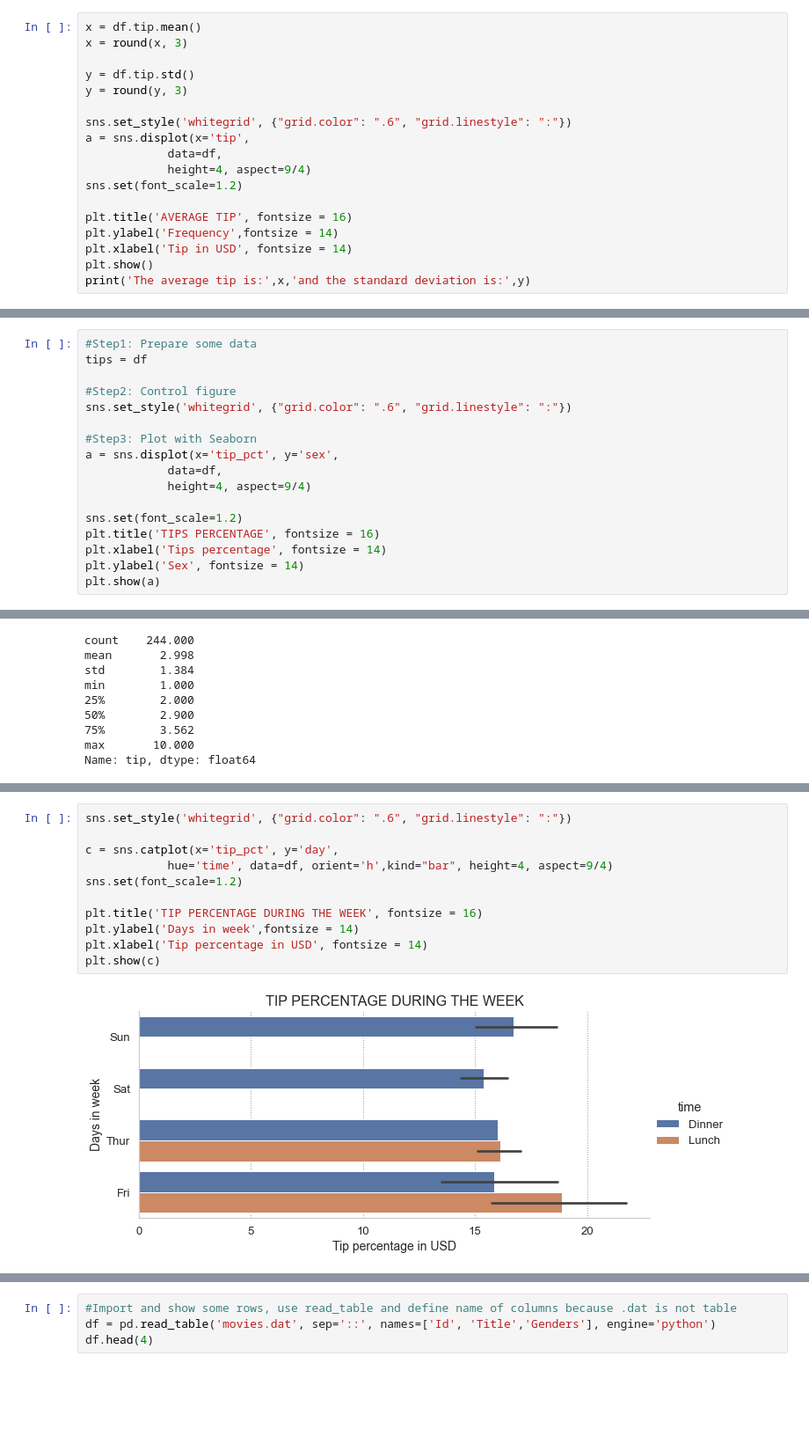
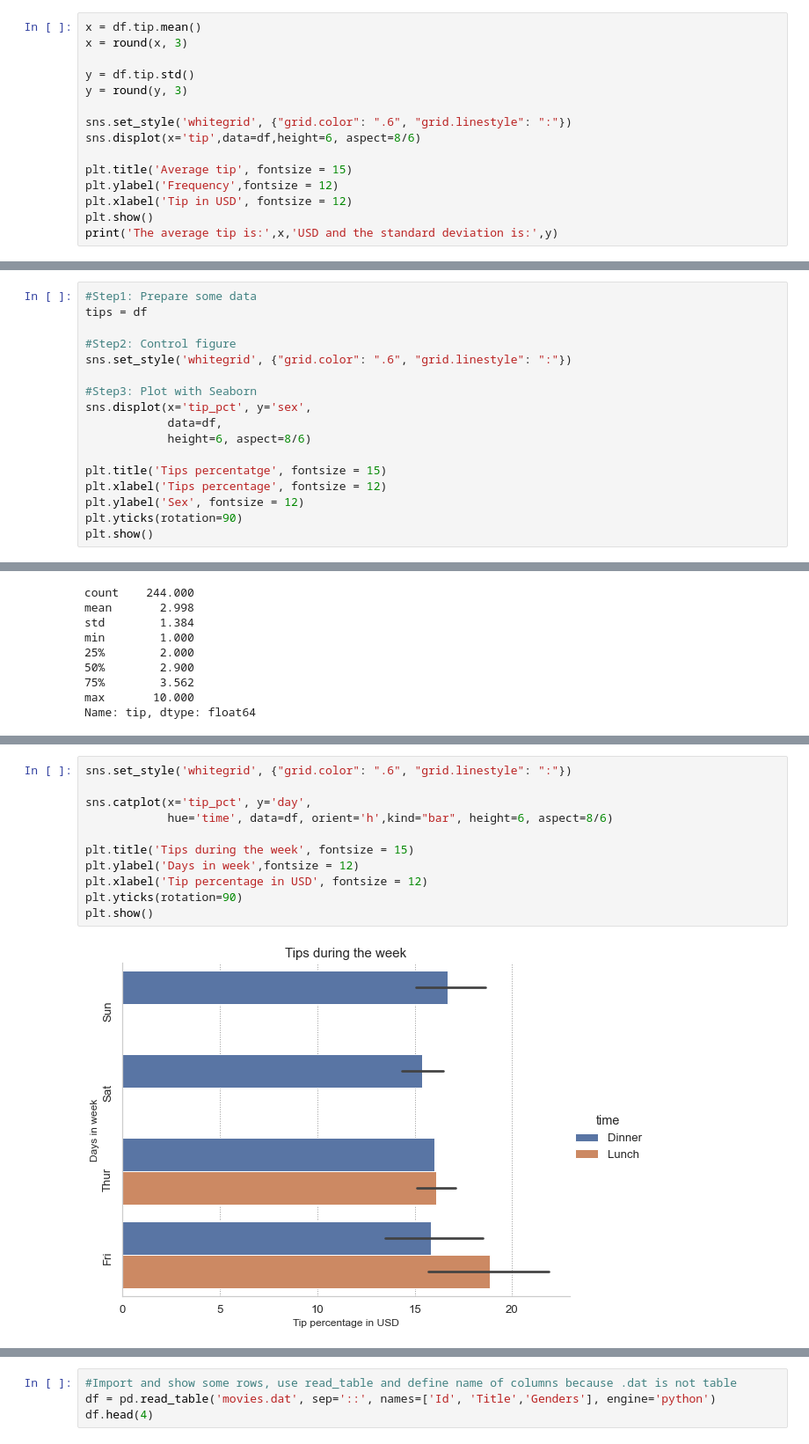
Before and after one commit to dominikapetru/visualitzacio_grafica_de_multiples_variables, a Jupyter notebook: Sprint4_T02.ipynb, the cells around one changed output, grey strips where cells are left out. Shown: that part at 88% size. Cells and saved outputs as stored; diff of their text form; blank space fills up the shorter version.

```diff
--- a/Sprint4_T02.ipynb
+++ b/Sprint4_T02.ipynb
@@ -68,14 +87,11 @@ y = df.tip.std()
 y = round(y, 3)
 
 sns.set_style('whitegrid', {"grid.color": ".6", "grid.linestyle": ":"})
-a = sns.displot(x='tip',
-            data=df,
-            height=4, aspect=9/4)
-sns.set(font_scale=1.2)
+sns.displot(x='tip',data=df,height=6, aspect=8/6)
 
-plt.title('AVERAGE TIP', fontsize = 16)
-plt.ylabel('Frequency',fontsize = 14)
-plt.xlabel('Tip in USD', fontsize = 14)
+plt.title('Average tip', fontsize = 15)
+plt.ylabel('Frequency',fontsize = 12)
+plt.xlabel('Tip in USD', fontsize = 12)
 plt.show()
-print('The average tip is:',x,'and the standard deviation is:',y)
+print('The average tip is:',x,'USD and the standard deviation is:',y)
 # %% [output]
@@ -93,13 +109,13 @@ tips = df
 sns.set_style('whitegrid', {"grid.color": ".6", "grid.linestyle": ":"})
 
 #Step3: Plot with Seaborn
-a = sns.displot(x='tip_pct', y='sex',
+sns.displot(x='tip_pct', y='sex',
             data=df,
-            height=4, aspect=9/4)
+            height=6, aspect=8/6)
 
-sns.set(font_scale=1.2)
-plt.title('TIPS PERCENTAGE', fontsize = 16)
-plt.xlabel('Tips percentage', fontsize = 14)
-plt.ylabel('Sex', fontsize = 14)
-plt.show(a)
+plt.title('Tips percentatge', fontsize = 15)
+plt.xlabel('Tips percentage', fontsize = 12)
+plt.ylabel('Sex', fontsize = 12)
+plt.yticks(rotation=90)
+plt.show()
 # %% [output]
@@ -124,14 +140,14 @@ Name: tip, dtype: float64
 # %%
 sns.set_style('whitegrid', {"grid.color": ".6", "grid.linestyle": ":"})
 
-c = sns.catplot(x='tip_pct', y='day',
-            hue='time', data=df, orient='h',kind="bar", height=4, aspect=9/4)
-sns.set(font_scale=1.2)
+sns.catplot(x='tip_pct', y='day',
+            hue='time', data=df, orient='h',kind="bar", height=6, aspect=8/6)
 
-plt.title('TIP PERCENTAGE DURING THE WEEK', fontsize = 16)
-plt.ylabel('Days in week',fontsize = 14)
-plt.xlabel('Tip percentage in USD', fontsize = 14)
-plt.show(c)
+plt.title('Tips during the week', fontsize = 15)
+plt.ylabel('Days in week',fontsize = 12)
+plt.xlabel('Tip percentage in USD', fontsize = 12)
+plt.yticks(rotation=90)
+plt.show()
 # %% [output]
-[figure, old version]
+[figure, new version]
 # %% [markdown]
```
Also changed, not shown: parts of 51 cells of this notebook.
